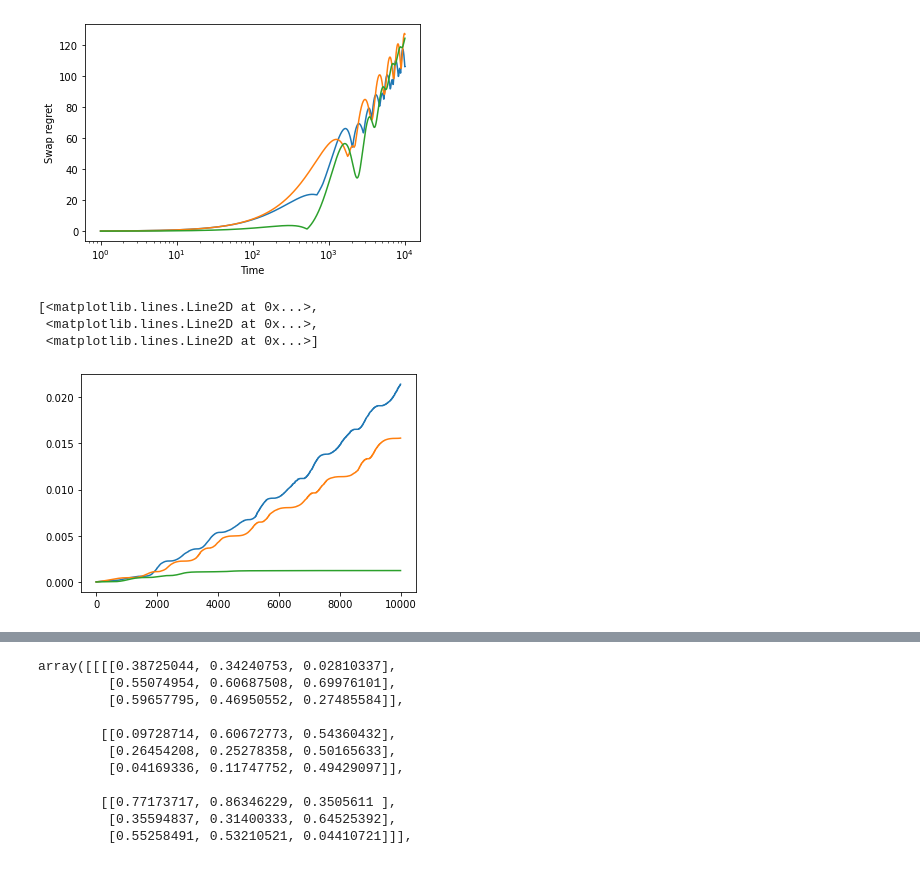
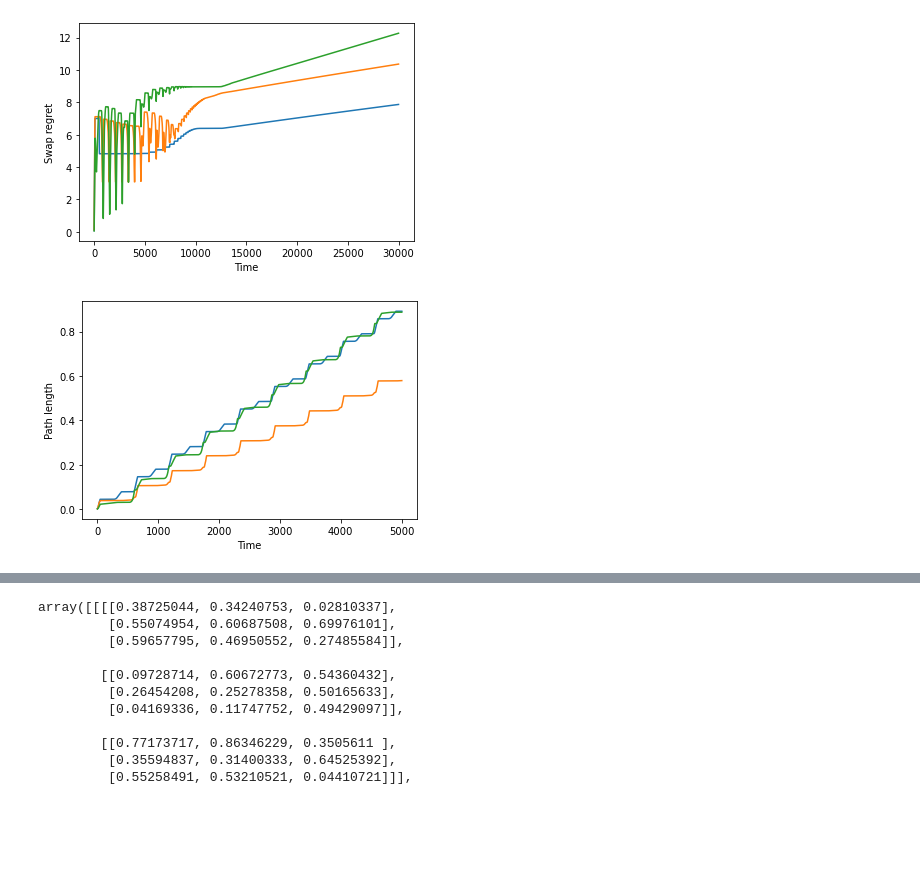
Before and after one commit to EtaoinWu/gamesim, a Jupyter notebook: experiment.ipynb, the cells around one changed output, grey strips where cells are left out. Drawn from its saved outputs; the diff is of its cells as text; code cells hidden in the pictures; blank space fills up the shorter version.

```diff
--- a/experiment.ipynb
+++ b/experiment.ipynb
@@ -7,12 +7,16 @@ from game import *
 from rules import *
 from sim import *
 # %%
+n = 3
+m = 3
 # mg = MultilinearGame(np.array([[[3,0],[5,1]],[[3,5],[0,1]]]))
-mg = MultilinearGame(np.random.rand(3,3,3,3))
-# learner = ExtraGradient(lr=0.1, proj=proj_sim)
+# mg = MultilinearGame(np.random.rand(*((n,) + (m,) * n)))
+# learner = ExtraGradient(lr=lambda t: t**(-0.5), proj=proj_sim)
 # learner = OptimisticGradient(lr=0.1, proj=proj_sim)
-# learner = OFTRL(lr=0.1, proj=proj_sim, barrier=log_barrier)
-learner = BlumMansour(OFTRL(lr=0.1, proj=proj_sim, barrier=log_barrier))
+learner = BlumMansour(OptimisticGradient(lr=0.1, proj=proj_sim))
+# learner = OFTRL(lr=0.1, proj=proj_sim, barrier=log_barrier, optimism=1)
+# learner = BlumMansour(OFTRL(lr=0.05, proj=proj_sim, barrier=log_barrier))
+# sim = GameSim(mg, learner, [None, "swap"])
 sim = GameSim(mg, learner, [None, "swap"])
 # %%
 %%time
@@ -24,20 +28,21 @@ Wall time: 1min 15s
 mode: Literal["swap"] | None
 mode = "swap"
 
-regrets = np.maximum(sim.regret_recorders[mode](), 0)
+# regrets = np.maximum(sim.regret_recorders[mode](), 0)
+regrets = sim.regret_recorders[mode]()
 plt.plot([(i + 1) for i in range(regrets.shape[1])], regrets.transpose())
-plt.xscale("log")
+# plt.xscale("log")
 plt.xlabel("Time")
 plt.ylabel("Swap regret" if mode == "swap" else "External regret")
 None
 # %% [output]
-[figure, old version]
+[figure, new version]
 # %%
 path_length = sim.path_length(order=1,power=2)
 plt.plot([(i + 1) for i in range(path_length.shape[0])], path_length)
 # plt.xscale("log")
+plt.xlabel("Time")
+plt.ylabel("Path length")
+None
 # %% [output]
-[<matplotlib.lines.Line2D at 0x...>,
- <matplotlib.lines.Line2D at 0x...>,
- <matplotlib.lines.Line2D at 0x...>]
-[figure, old version]
+[figure, new version]
```
Also changed, not shown: parts of 16 cells of this notebook.
